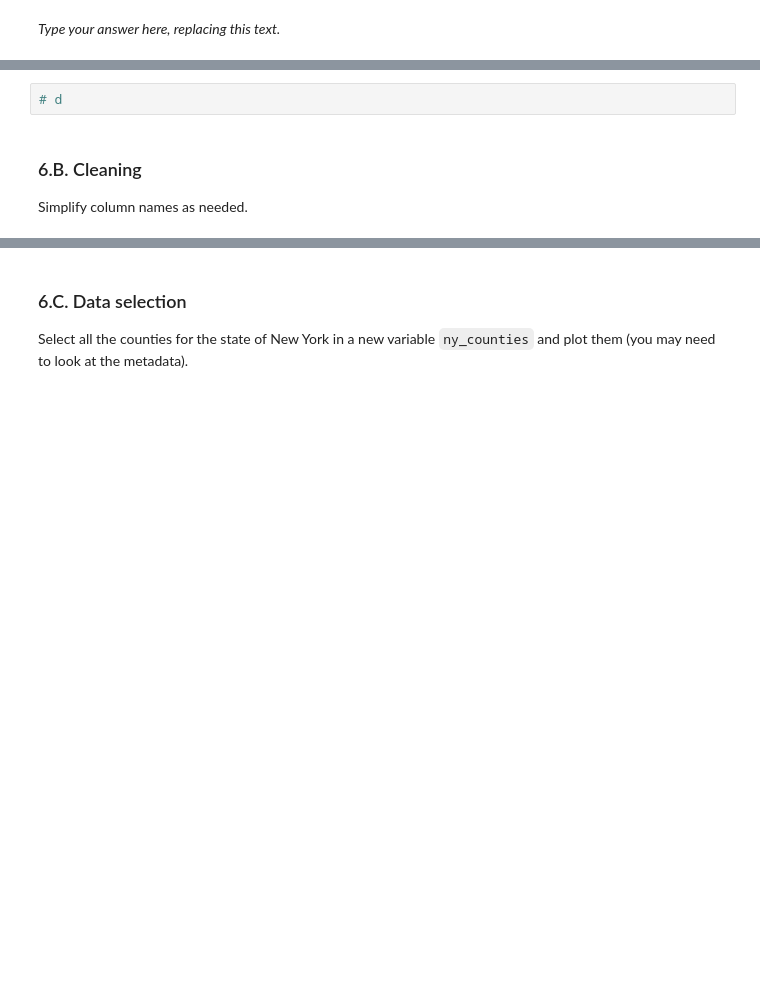
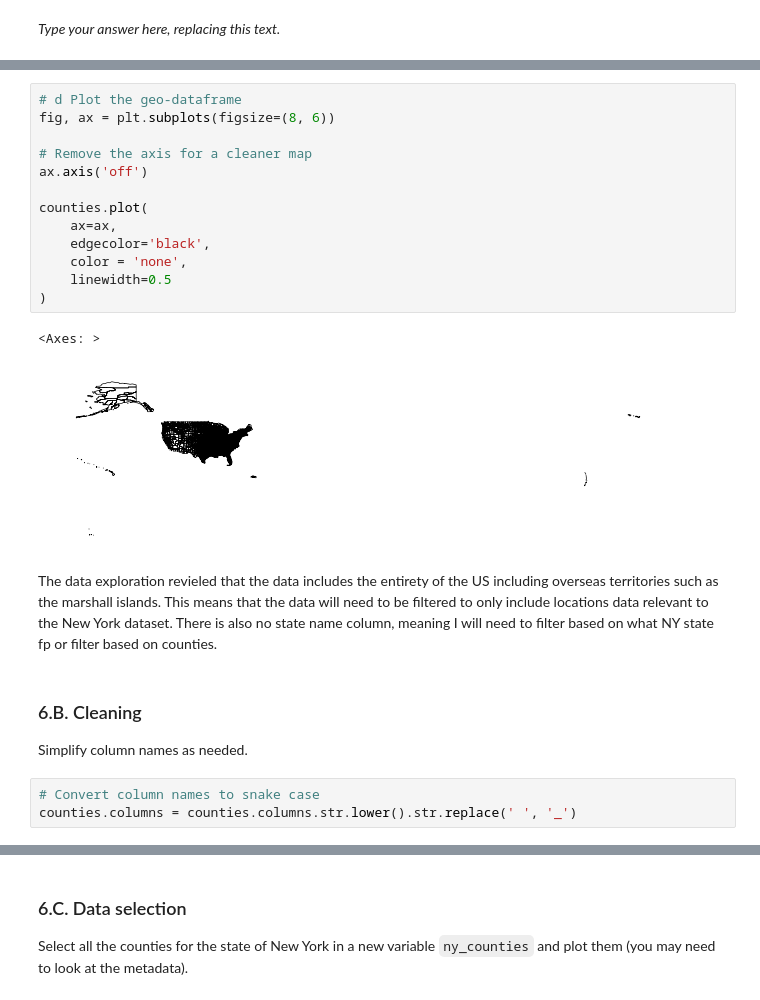
Before and after one commit to willrmull/eds220-hwk3, a Jupyter notebook: hwk3-task1-spills.ipynb, the cells around one changed output, grey strips where cells are left out. Drawn from its saved outputs; the diff is of its cells as text; blank space fills up the shorter version.

Commit message:
Added code for cleaning counties dataframe

```diff
--- a/hwk3-task1-spills.ipynb
+++ b/hwk3-task1-spills.ipynb
@@ -282,5 +341,21 @@ _Type your answer here, replacing this text._
 # %%
-# d
+# d Plot the geo-dataframe
+fig, ax = plt.subplots(figsize=(8, 6))
+
+# Remove the axis for a cleaner map
+ax.axis('off')
+
+counties.plot(
+    ax=ax,
+    edgecolor='black',
+    color = 'none',
+    linewidth=0.5
+)
+# %% [output]
+<Axes: >
+[figure, added]
+# %% [markdown]
+The data exploration revieled that the data includes the entirety of the US including overseas territories such as the marshall islands. This means that the data will need to be filtered to only include locations data relevant to the New York dataset. There is also no state name column, meaning I will need to filter based on what NY state fp or filter based on counties.
 # %% [markdown]
 <!-- END QUESTION -->
 
@@ -289,3 +364,6 @@ _Type your answer here, replacing this text._
 ### 6.B. Cleaning
 
 Simplify column names as needed.
+# %%
+# Convert column names to snake case
+counties.columns = counties.columns.str.lower().str.replace(' ', '_')
```
Also changed, not shown: parts of 10 cells of this notebook.
